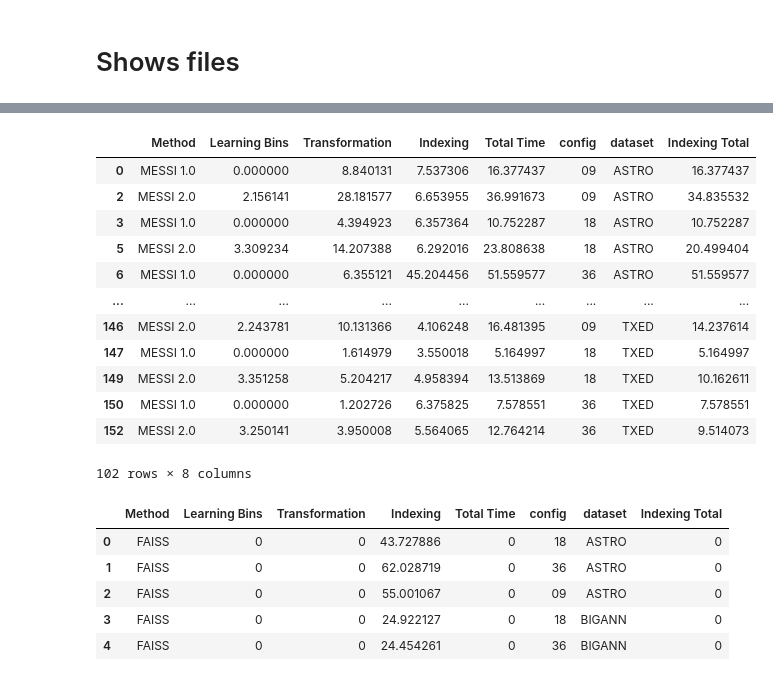
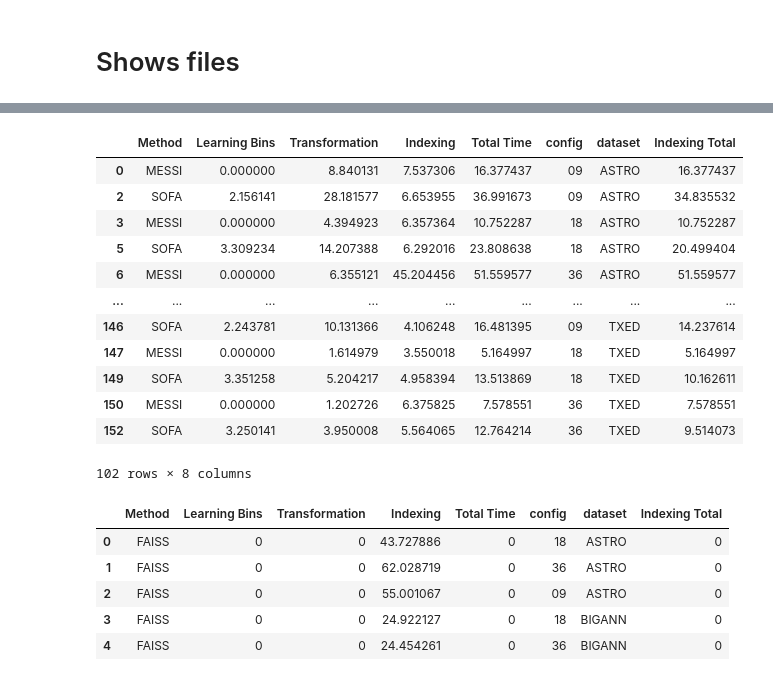
Before and after one commit to patrickzib/SOFA, a Jupyter notebook: notebooks/eval_index_creation.ipynb, the cells around one changed output, grey strips where cells are left out. Saved outputs shown, nothing was run; the diff lists cells and outputs as text; code cells hidden in the pictures.

```diff
--- a/notebooks/eval_index_creation.ipynb
+++ b/notebooks/eval_index_creation.ipynb
@@ -64,46 +64,46 @@ for ds_name, files in all_files.items():
 
         df["transformation"] = df[" transformation"] * 1e-6  / np.int32(file.split("/")[3])
         df["indexing"] = df["indexing total"] - df["transformation"]
 
         # df["transformation"] = df[" transformation"] / (df[" indexing"] + df[" transformation"]) * df["total time"]
         # df["indexing"] = df[" indexing"] / (df[" indexing"] + df[" transformation"]) * df["total time"]
 
         df["method"] = name
         df["config"] = file.split("/")[3]
         df["dataset"] = file.split("/")[2]
         df_all = pd.concat([df_all, df], ignore_index=True)
         indexing_times = pd.concat([indexing_times, df[["method", "config", "dataset", "binning", "transformation", "indexing", "indexing total", "total time"]]], ignore_index=True)
 
         i = i+1
 
 subset = indexing_times.rename(columns={
     "method":"Method",
     "binning": "Learning Bins", # "indexing total": "Indexing Total",
     "transformation" : "Transformation",
     "indexing" : "Indexing",
     "indexing total" : "Indexing Total",
     "total time" : "Total Time"})
 
 # subset = subset[query_times.method.isin(["MESSI+\nSAX+\nSIMD", "MESSI+\nSFA+ED+\nSIMD", "MESSI+\nSFA+EW+\nSIMD"])]
 
 subset = subset[indexing_times.method.isin(["MESSI+\nSAX+\nSIMD", "MESSI+\nSFA+EW+\nSIMD"])]
 
-subset.Method.replace("MESSI+\nSAX+\nSIMD", "MESSI 1.0", inplace=True)
-subset.Method.replace("MESSI+\nSFA+EW+\nSIMD", "MESSI 2.0", inplace=True)
+subset.Method.replace("MESSI+\nSAX+\nSIMD", "MESSI", inplace=True)
+subset.Method.replace("MESSI+\nSFA+EW+\nSIMD", "SOFA", inplace=True)
 subset
 # %% [output]
 |  | Method | Learning Bins | Transformation | Indexing | Total Time | config | dataset | Indexing Total |
-| 0 | MESSI 1.0 | 0.000000 | 8.840131 | 7.537306 | 16.377437 | 09 | ASTRO | 16.377437 |
-| 2 | MESSI 2.0 | 2.156141 | 28.181577 | 6.653955 | 36.991673 | 09 | ASTRO | 34.835532 |
-| 3 | MESSI 1.0 | 0.000000 | 4.394923 | 6.357364 | 10.752287 | 18 | ASTRO | 10.752287 |
-| 5 | MESSI 2.0 | 3.309234 | 14.207388 | 6.292016 | 23.808638 | 18 | ASTRO | 20.499404 |
-| 6 | MESSI 1.0 | 0.000000 | 6.355121 | 45.204456 | 51.559577 | 36 | ASTRO | 51.559577 |
+| 0 | MESSI | 0.000000 | 8.840131 | 7.537306 | 16.377437 | 09 | ASTRO | 16.377437 |
+| 2 | SOFA | 2.156141 | 28.181577 | 6.653955 | 36.991673 | 09 | ASTRO | 34.835532 |
+| 3 | MESSI | 0.000000 | 4.394923 | 6.357364 | 10.752287 | 18 | ASTRO | 10.752287 |
+| 5 | SOFA | 3.309234 | 14.207388 | 6.292016 | 23.808638 | 18 | ASTRO | 20.499404 |
+| 6 | MESSI | 0.000000 | 6.355121 | 45.204456 | 51.559577 | 36 | ASTRO | 51.559577 |
 | ... | ... | ... | ... | ... | ... | ... | ... | ... |
-| 146 | MESSI 2.0 | 2.243781 | 10.131366 | 4.106248 | 16.481395 | 09 | TXED | 14.237614 |
-| 147 | MESSI 1.0 | 0.000000 | 1.614979 | 3.550018 | 5.164997 | 18 | TXED | 5.164997 |
-| 149 | MESSI 2.0 | 3.351258 | 5.204217 | 4.958394 | 13.513869 | 18 | TXED | 10.162611 |
-| 150 | MESSI 1.0 | 0.000000 | 1.202726 | 6.375825 | 7.578551 | 36 | TXED | 7.578551 |
-| 152 | MESSI 2.0 | 3.250141 | 3.950008 | 5.564065 | 12.764214 | 36 | TXED | 9.514073 |
+| 146 | SOFA | 2.243781 | 10.131366 | 4.106248 | 16.481395 | 09 | TXED | 14.237614 |
+| 147 | MESSI | 0.000000 | 1.614979 | 3.550018 | 5.164997 | 18 | TXED | 5.164997 |
+| 149 | SOFA | 3.351258 | 5.204217 | 4.958394 | 13.513869 | 18 | TXED | 10.162611 |
+| 150 | MESSI | 0.000000 | 1.202726 | 6.375825 | 7.578551 | 36 | TXED | 7.578551 |
+| 152 | SOFA | 3.250141 | 3.950008 | 5.564065 | 12.764214 | 36 | TXED | 9.514073 |
 102 rows × 8 columns
 # %%
 FAISS_all_files = read_faiss_logs(log_type="index")
```
Also changed, not shown: parts of 5 cells of this notebook, 34 other files.
